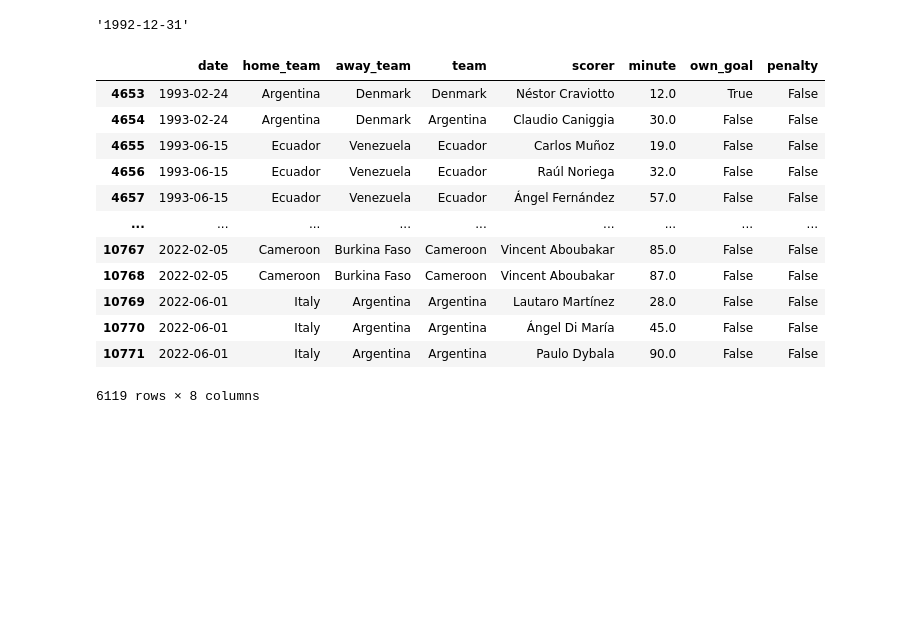
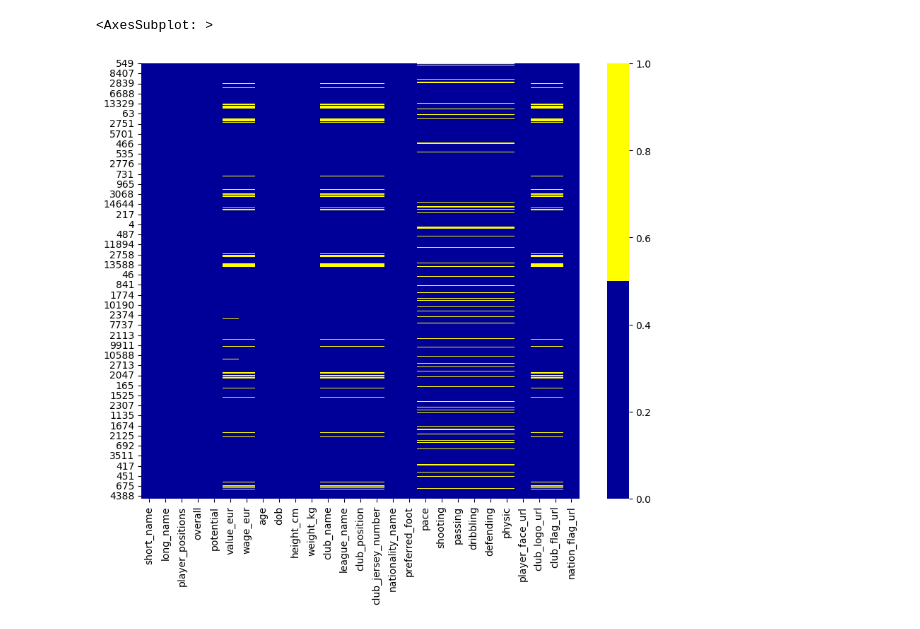
Before and after one commit to gabipana7/fifa-world-cup-2022, a Jupyter notebook: players.ipynb, the cells around one changed output. Cells and saved outputs as stored; diff of their text form; code cells hidden in the pictures; blank space fills up the shorter version.

```diff
--- a/players.ipynb
+++ b/players.ipynb
@@ -79,3 +154 @@ players.drop(players[players['scorer'].isna()].index, inplace=True)
-# %%
-players.reset_index(drop=True, inplace=True)
 # %%
@@ -96,0 +184,2 @@ players
+# %%
+top20 = players.groupby("nationality_name")["overall"].nlargest(20).index
@@ -96,0 +190,6 @@ players
+# %%
+idx=[]
+for index in range(len(top20)):
+    idx.append(top20[index][1])
+# %%
+top20_players_each_nation = players.iloc[idx]
@@ -110,23 +233,12 @@ penalty        0
 dtype: int64
-# %%
-rankings['rank_date'].iloc[0]
-# %% [output]
-'1992-12-31'
-# %%
-# Trim matches
-players_trimmed = players.drop(players[players['date'] <= rankings['rank_date'].iloc[0]].index)
-players_trimmed
-# %% [output]
-|  | date | home_team | away_team | team | scorer | minute | own_goal | penalty |
-| 4653 | 1993-02-24 | Argentina | Denmark | Denmark | Néstor Craviotto | 12.0 | True | False |
-| 4654 | 1993-02-24 | Argentina | Denmark | Argentina | Claudio Caniggia | 30.0 | False | False |
-| 4655 | 1993-06-15 | Ecuador | Venezuela | Ecuador | Carlos Muñoz | 19.0 | False | False |
-| 4656 | 1993-06-15 | Ecuador | Venezuela | Ecuador | Raúl Noriega | 32.0 | False | False |
-| 4657 | 1993-06-15 | Ecuador | Venezuela | Ecuador | Ángel Fernández | 57.0 | False | False |
-| ... | ... | ... | ... | ... | ... | ... | ... | ... |
-| 10767 | 2022-02-05 | Cameroon | Burkina Faso | Cameroon | Vincent Aboubakar | 85.0 | False | False |
-| 10768 | 2022-02-05 | Cameroon | Burkina Faso | Cameroon | Vincent Aboubakar | 87.0 | False | False |
-| 10769 | 2022-06-01 | Italy | Argentina | Argentina | Lautaro Martínez | 28.0 | False | False |
-| 10770 | 2022-06-01 | Italy | Argentina | Argentina | Ángel Di María | 45.0 | False | False |
-| 10771 | 2022-06-01 | Italy | Argentina | Argentina | Paulo Dybala | 90.0 | False | False |
-6119 rows × 8 columns
+# %%
+# Heatmap to visualize missing data
+plt.figure(figsize=(10,8))
+
+# first 30 columns
+cols = top20_players_each_nation.columns[:]
+colours =['#000099', '#ffff00']
+sns.heatmap(top20_players_each_nation[cols].isna(), cmap=sns.color_palette(colours))
+# %% [output]
+<AxesSubplot: >
+[figure, added]
```
Also changed, not shown: parts of 26 cells of this notebook, 2 other files.
